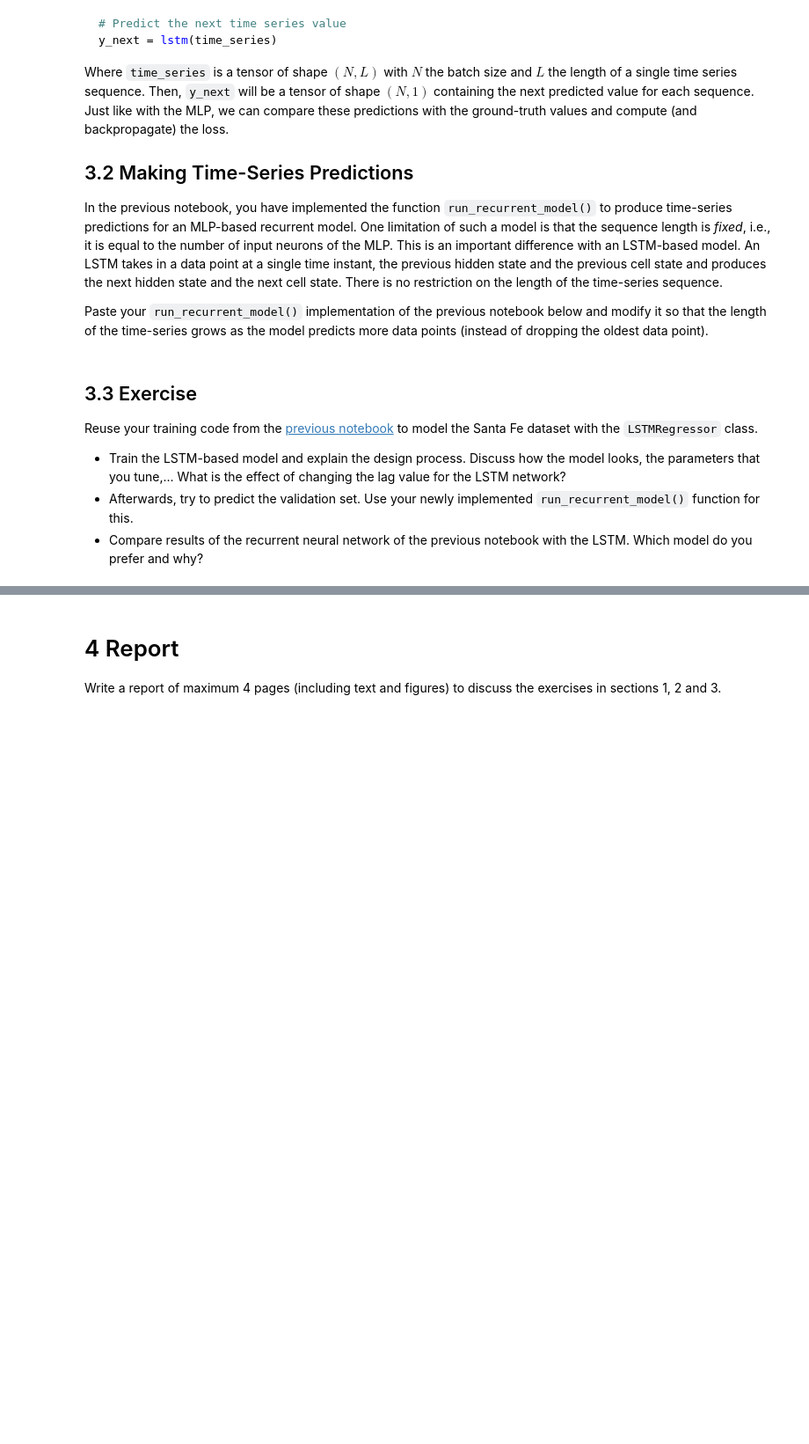
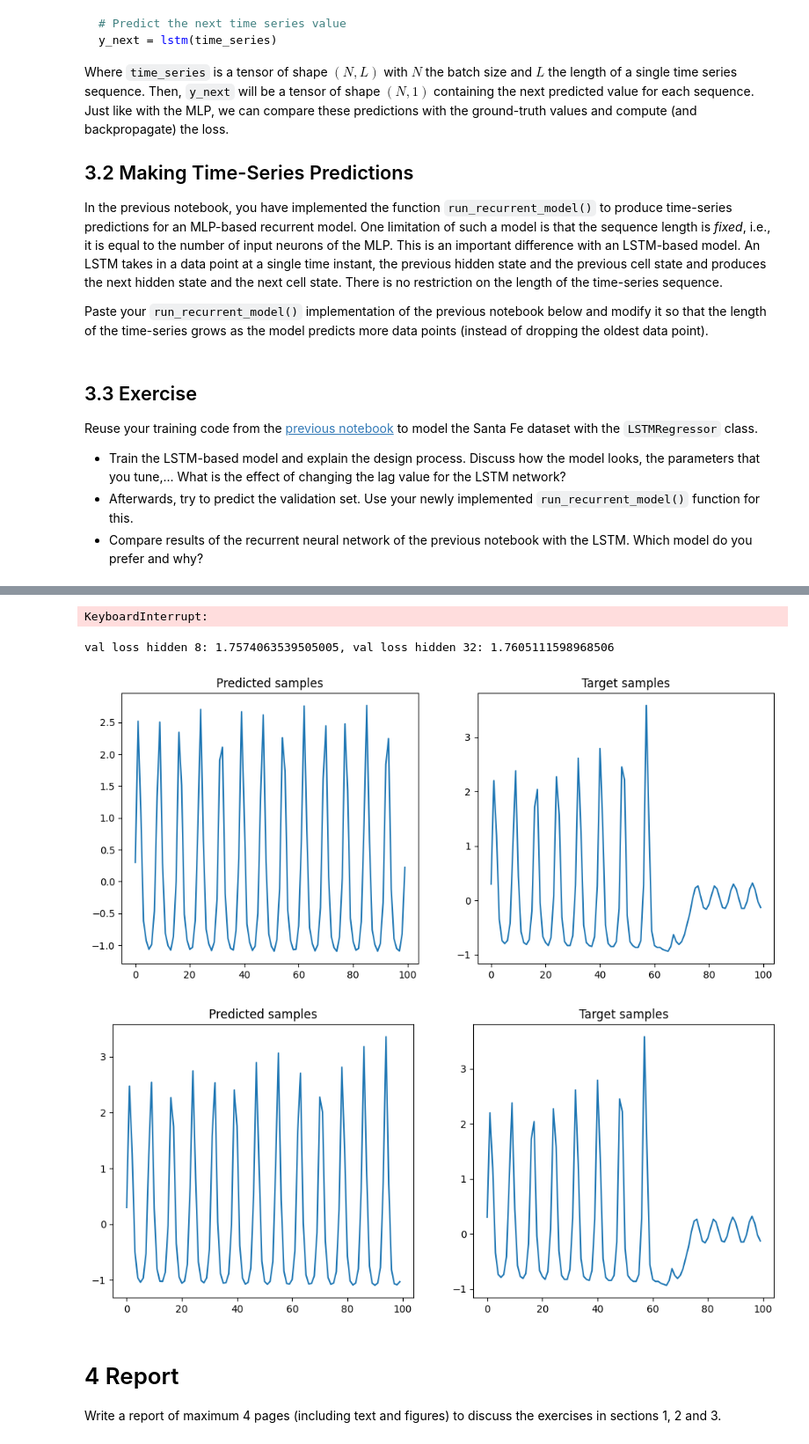
Before and after one commit to RobbeRDG/ann_and_dl_ex_sessions, a Jupyter notebook: es2/3_lstm_time_series.ipynb, the cells around one changed output, grey strips where cells are left out. Shown at 88% size. Drawn from its saved outputs; the diff is of its cells as text; code cells hidden in the pictures; blank space fills up the shorter version.

```diff
--- a/es2/3_lstm_time_series.ipynb
+++ b/es2/3_lstm_time_series.ipynb
@@ -137,3 +270,72 @@ Reuse your training code from the [previous notebook](./2_nn_time_series.ipynb)
+# %%
+# Get the dataset
+train_set, val_set = load_santa_fe()
+
+#Standardize values
+norm_train_set = torch.div((train_set - train_set.mean()), train_set.std())
+norm_val_set = torch.div((val_set - val_set.mean()), val_set.std())
+
+# Create the train features and targets
+train_inputs_lag_500, train_targets_lag_500 = create_time_series_inputs_targets(norm_train_set, 500)
+# %%
+# Create the lstms with different hidden sizes
+lstm_hidden_8= LSTMRegressor(hidden_size=8)
+lstm_hidden_32= LSTMRegressor(hidden_size=32)
+# %%
+# Create the optimizers
+optimizer_hidden_8 = optim.Adam(
+    params=lstm_hidden_8.parameters(),
+    lr=0.001
+)
+optimizer_hidden_32 = optim.Adam(
+    params=lstm_hidden_32.parameters(),
+    lr=0.001
+)
+
+# Create a loss function
+loss_fn = nn.MSELoss()
+
+# Create the SummaryWriter instance
+timestamp = datetime.now().strftime('%Y-%M-%dT%H-%M-%S')  # We will append a timestamp to make the run name unique
+run_name_hidden_8 = f'lstm_time_series_hidden_8_{timestamp}'
+run_name_hidden_32 = f'lstm_time_series_hidden_32_{timestamp}'
+
+writer_hidden_8 = SummaryWriter(log_dir=f'run_lstm_time_series/{run_name_hidden_8}')
+writer_hidden_32 = SummaryWriter(log_dir=f'run_lstm_time_series/{run_name_hidden_32}')
+
+NUM_EPOCHS = 1000
+
+# Train the different models
+for epoch in tqdm(range(NUM_EPOCHS)):
+    # Run training
+    training_step(lstm_hidden_8, train_inputs_lag_500, train_targets_lag_500, loss_fn, optimizer_hidden_8, writer_hidden_8, epoch)
+for epoch in tqdm(range(NUM_EPOCHS)):
+    # Run training
+    training_step(lstm_hidden_32, train_inputs_lag_500, train_targets_lag_500, loss_fn, optimizer_hidden_32, writer_hidden_32, epoch)
+# %% [output]
+KeyboardInterrupt:
+# %%
+# Get the different inputs for validation
+input_samples_500 = norm_train_set[-500:]
+
+# Predict the 100 samples of the validation set
+pred_samples_hidden_8 = run_recurrent_model(lstm_hidden_8, input_samples_500, 100)
+pred_samples_hidden_32 = run_recurrent_model(lstm_hidden_32, input_samples_500, 100)
+
+# Calculate the error
+loss_fn = nn.MSELoss()
+loss_hidden_8 = loss_fn(pred_samples_hidden_8, norm_val_set)
+loss_hidden_32 = loss_fn(pred_samples_hidden_32, norm_val_set)
+
+print(f'val loss hidden 8: {loss_hidden_8}, val loss hidden 32: {loss_hidden_32}')
+# %% [output]
+val loss hidden 8: 1.7574063539505005, val loss hidden 32: 1.7605111598968506
+# %%
+visualize_prediction_performance(pred_samples_hidden_8, norm_val_set)
+visualize_prediction_performance(pred_samples_hidden_32, norm_val_set)
+# %% [output]
+[figure, added]
+[figure, added]
 # %% [markdown]
 # 4 Report
 
```
Also changed, not shown: parts of 11 cells of this notebook, 22 other files.
